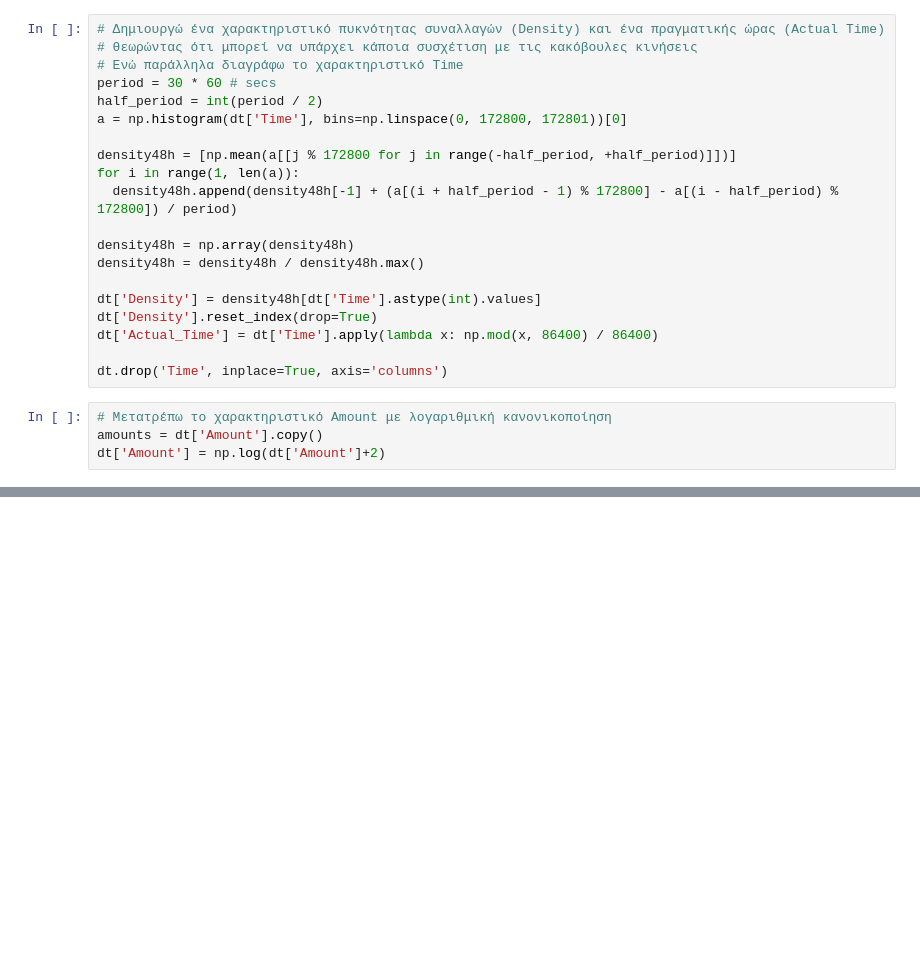
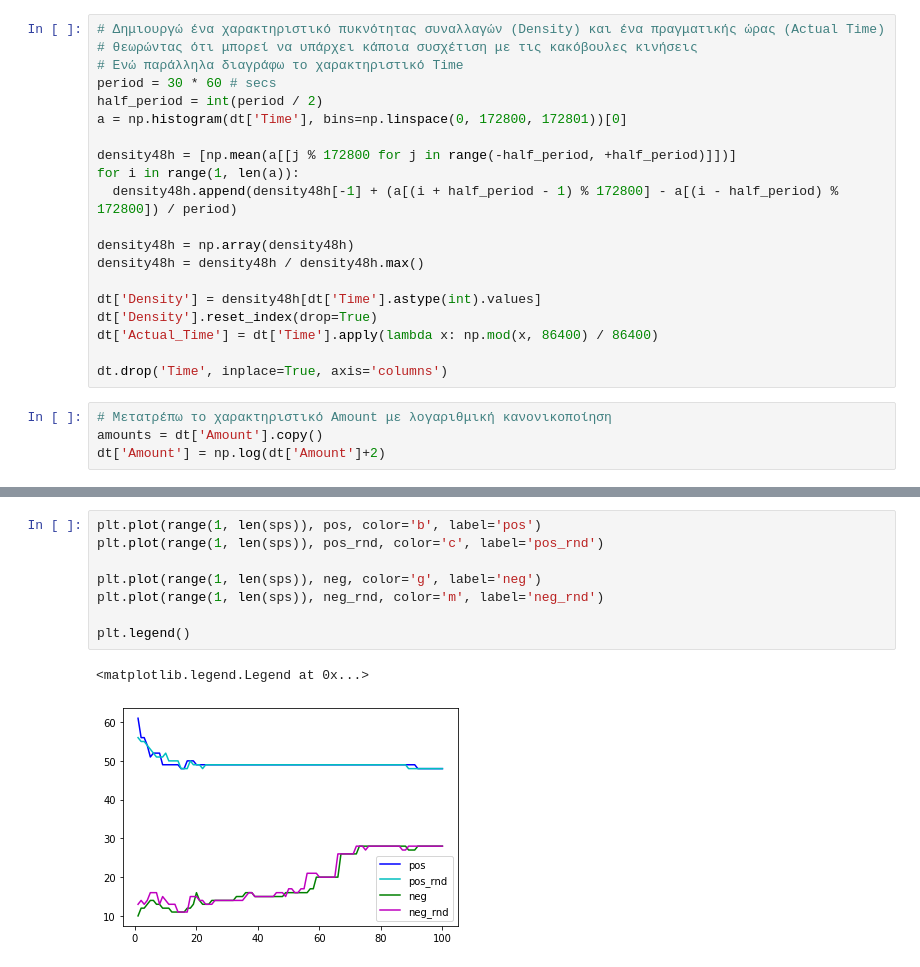
Before and after one commit to gkamtzir/advanced-topics-in-machine-learning, a Jupyter notebook: active-learning/active_learning.ipynb, the cells around one changed output, grey strips where cells are left out. Saved outputs shown, nothing was run; the diff lists cells and outputs as text; blank space fills up the shorter version.

```diff
--- a/active-learning/active_learning.ipynb
+++ b/active-learning/active_learning.ipynb
@@ -443,0 +290,11 @@ weighted avg       1.00      1.00      1.00     85443
+# %%
+plt.plot(range(1, len(sps)), pos, color='b', label='pos')
+plt.plot(range(1, len(sps)), pos_rnd, color='c', label='pos_rnd')
+
+plt.plot(range(1, len(sps)), neg, color='g', label='neg')
+plt.plot(range(1, len(sps)), neg_rnd, color='m', label='neg_rnd')
+
+plt.legend()
+# %% [output]
+<matplotlib.legend.Legend at 0x...>
+[figure, added]
```
Also changed, not shown: parts of 20 cells of this notebook, 1 other file.
